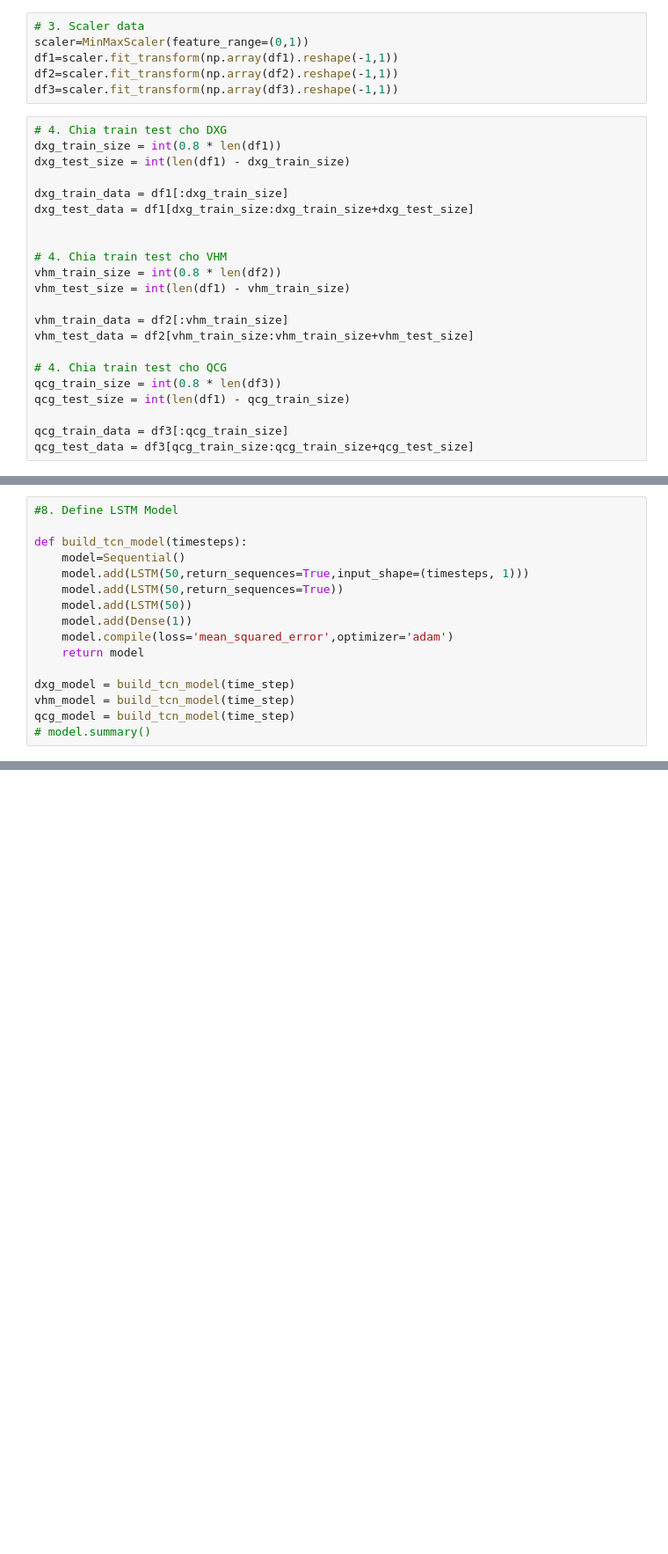
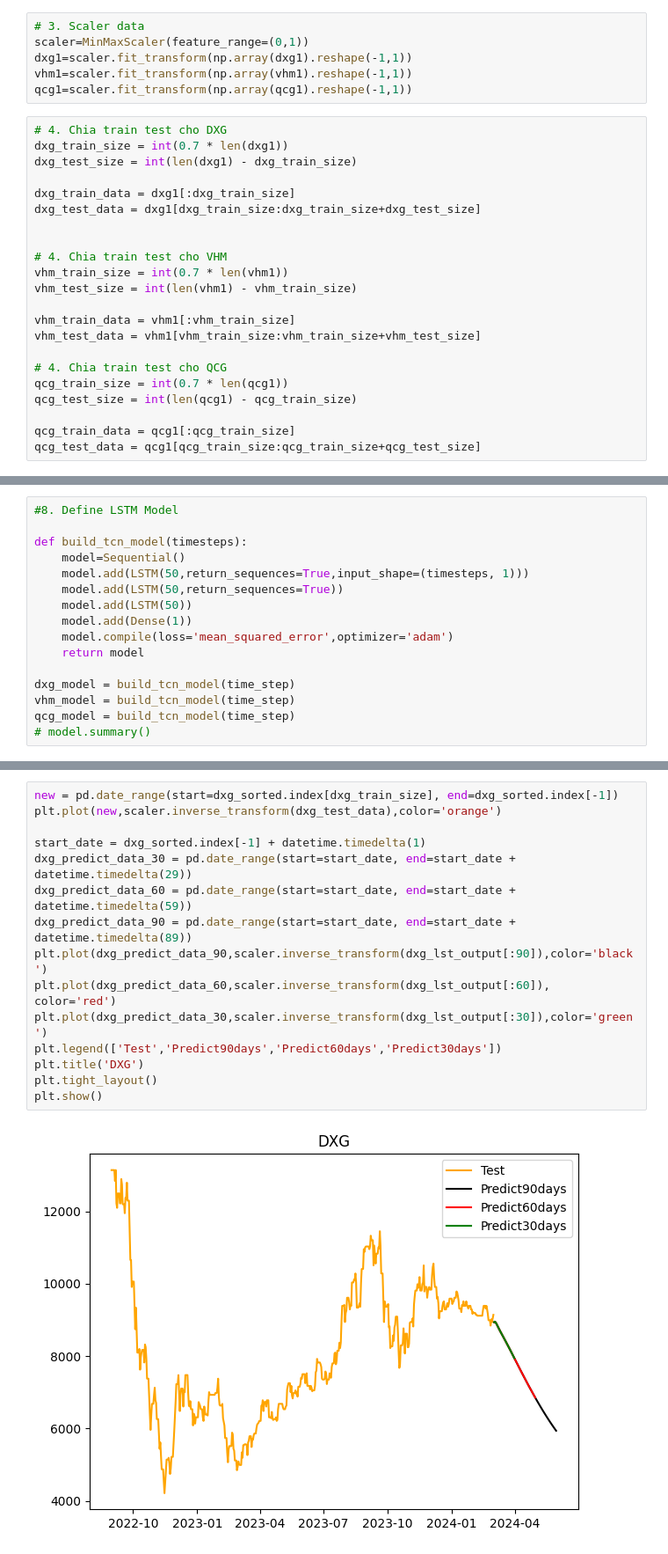
Before and after one commit to cngpc43/IS403.O21.HTCL, a Jupyter notebook: Models/LSTM/LSTM_8_2.ipynb, the cells around one changed output, grey strips where cells are left out. Shown at 88% size. Saved outputs shown, nothing was run; the diff lists cells and outputs as text; blank space fills up the shorter version.

```diff
--- a/Models/LSTM/LSTM_8_2.ipynb
+++ b/Models/LSTM/LSTM_8_2.ipynb
@@ -83,31 +107,31 @@ df3=qcg_sorted.reset_index()['Close']
 # %%
 # 3. Scaler data
 scaler=MinMaxScaler(feature_range=(0,1))
-df1=scaler.fit_transform(np.array(df1).reshape(-1,1))
-df2=scaler.fit_transform(np.array(df2).reshape(-1,1))
-df3=scaler.fit_transform(np.array(df3).reshape(-1,1))
+dxg1=scaler.fit_transform(np.array(dxg1).reshape(-1,1))
+vhm1=scaler.fit_transform(np.array(vhm1).reshape(-1,1))
+qcg1=scaler.fit_transform(np.array(qcg1).reshape(-1,1))
 # %%
 # 4. Chia train test cho DXG
-dxg_train_size = int(0.8 * len(df1))
-dxg_test_size = int(len(df1) - dxg_train_size)
+dxg_train_size = int(0.7 * len(dxg1))
+dxg_test_size = int(len(dxg1) - dxg_train_size)
 
-dxg_train_data = df1[:dxg_train_size]
-dxg_test_data = df1[dxg_train_size:dxg_train_size+dxg_test_size]
+dxg_train_data = dxg1[:dxg_train_size]
+dxg_test_data = dxg1[dxg_train_size:dxg_train_size+dxg_test_size]
 
 
 # 4. Chia train test cho VHM
-vhm_train_size = int(0.8 * len(df2))
-vhm_test_size = int(len(df1) - vhm_train_size)
+vhm_train_size = int(0.7 * len(vhm1))
+vhm_test_size = int(len(vhm1) - vhm_train_size)
 
-vhm_train_data = df2[:vhm_train_size]
-vhm_test_data = df2[vhm_train_size:vhm_train_size+vhm_test_size]
+vhm_train_data = vhm1[:vhm_train_size]
+vhm_test_data = vhm1[vhm_train_size:vhm_train_size+vhm_test_size]
 
 # 4. Chia train test cho QCG
-qcg_train_size = int(0.8 * len(df3))
-qcg_test_size = int(len(df1) - qcg_train_size)
+qcg_train_size = int(0.7 * len(qcg1))
+qcg_test_size = int(len(qcg1) - qcg_train_size)
 
-qcg_train_data = df3[:qcg_train_size]
-qcg_test_data = df3[qcg_train_size:qcg_train_size+qcg_test_size]
+qcg_train_data = qcg1[:qcg_train_size]
+qcg_test_data = qcg1[qcg_train_size:qcg_train_size+qcg_test_size]
 # %%
 # 5. Hàm Create Dataset
 import numpy
@@ -489,0 +404,17 @@ plt.show()
+# %%
+new = pd.date_range(start=dxg_sorted.index[dxg_train_size], end=dxg_sorted.index[-1])
+plt.plot(new,scaler.inverse_transform(dxg_test_data),color='orange')
+
+start_date = dxg_sorted.index[-1] + datetime.timedelta(1)
+dxg_predict_data_30 = pd.date_range(start=start_date, end=start_date + datetime.timedelta(29))
+dxg_predict_data_60 = pd.date_range(start=start_date, end=start_date + datetime.timedelta(59))
+dxg_predict_data_90 = pd.date_range(start=start_date, end=start_date + datetime.timedelta(89))
+plt.plot(dxg_predict_data_90,scaler.inverse_transform(dxg_lst_output[:90]),color='black')
+plt.plot(dxg_predict_data_60,scaler.inverse_transform(dxg_lst_output[:60]), color='red')
+plt.plot(dxg_predict_data_30,scaler.inverse_transform(dxg_lst_output[:30]),color='green')
+plt.legend(['Test','Predict90days','Predict60days','Predict30days'])
+plt.title('DXG')
+plt.tight_layout()
+plt.show()
+# %% [output]
+[figure, added]
```
Also changed, not shown: parts of 14 cells of this notebook, 4 other files.
